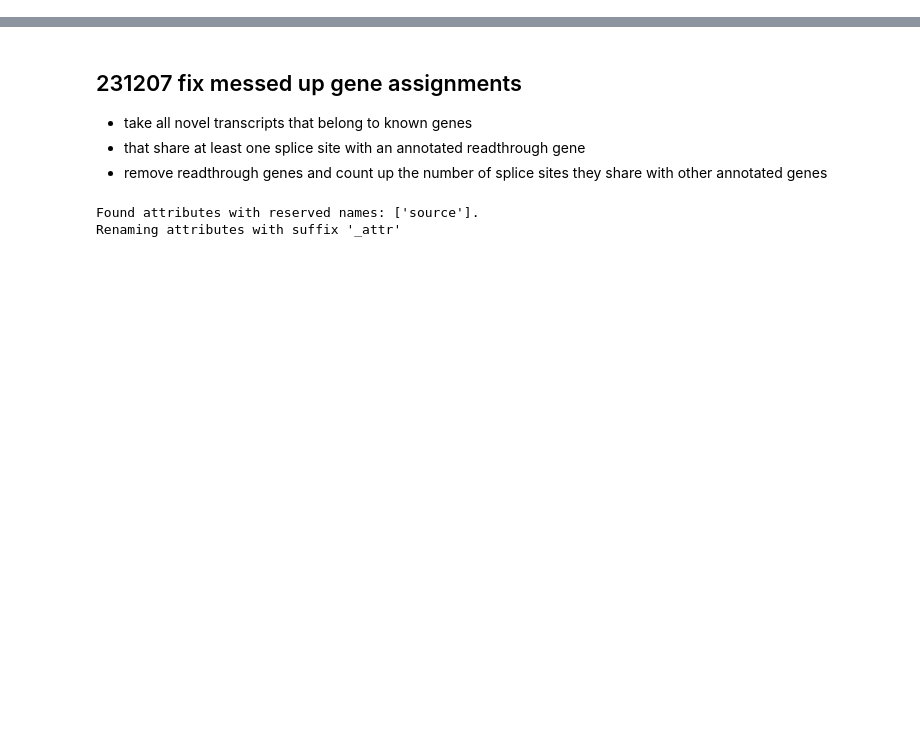
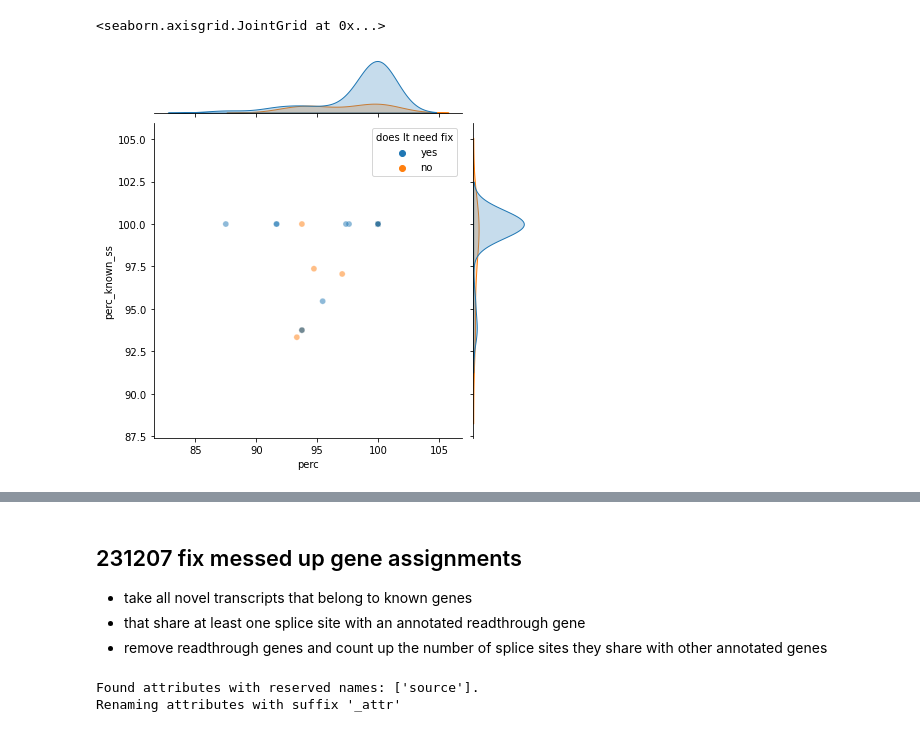
Before and after one commit to fairliereese/paper_rnawg, a Jupyter notebook: figures_revisions/revisions/fix_fusion_gene_assignments.ipynb, the cells around one changed output, grey strips where cells are left out. Cells and saved outputs as stored; diff of their text form; code cells hidden in the pictures; blank space fills up the shorter version.

```diff
--- a/figures_revisions/revisions/fix_fusion_gene_assignments.ipynb
+++ b/figures_revisions/revisions/fix_fusion_gene_assignments.ipynb
@@ -416,0 +898,5 @@ def get_fusion_ss_table(ab, gtf, ref_ics, ver, include_novel=True):
+# %%
+sns.jointplot(df, x='perc', y='perc_known_ss', hue='does It need fix', alpha=0.5)
+# %% [output]
+<seaborn.axisgrid.JointGrid at 0x...>
+[figure, added]
```
Also changed, not shown: parts of 65 cells of this notebook, 5 other files.
